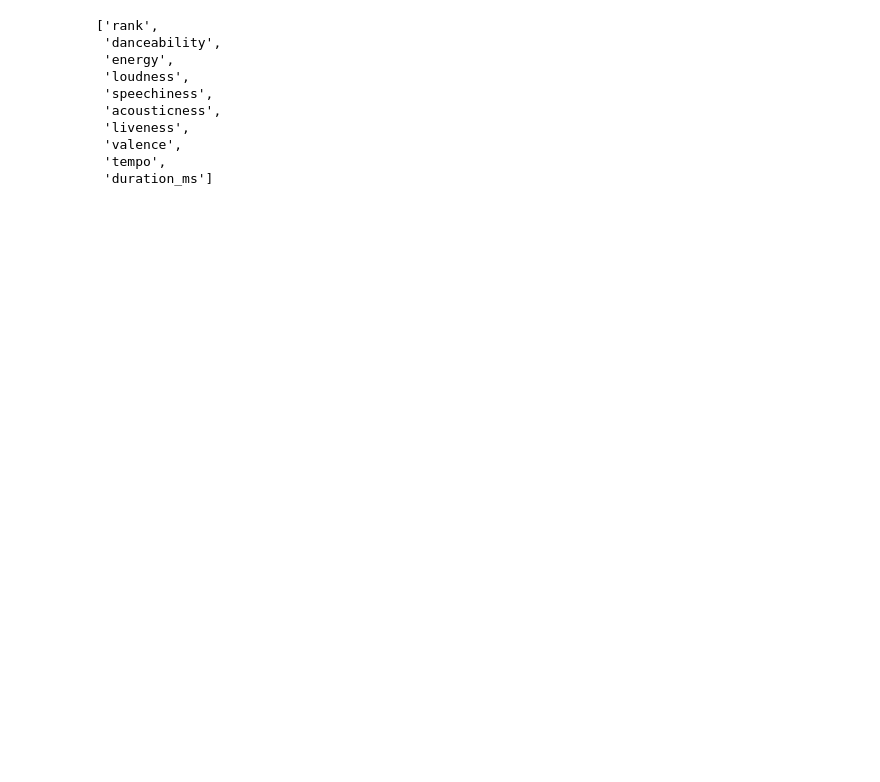
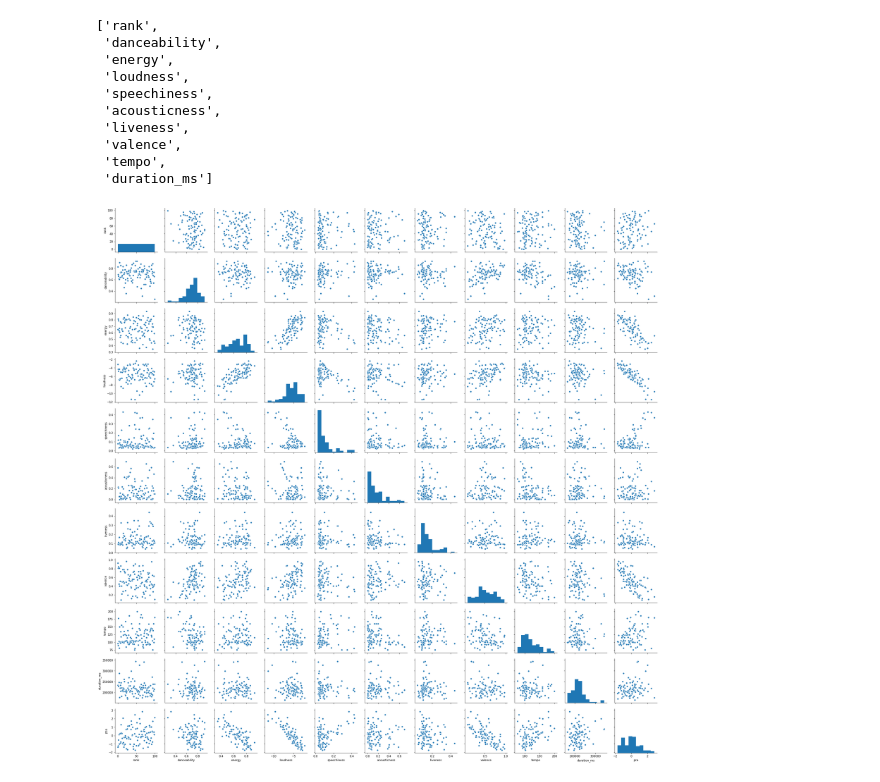
Before and after one commit to niharsidhu/cs3300_project1, a Jupyter notebook: exploratory/initial_exploratory.ipynb, the cells around one changed output. Saved outputs shown, nothing was run; the diff lists cells and outputs as text; code cells hidden in the pictures; blank space fills up the shorter version.

```diff
--- a/exploratory/initial_exploratory.ipynb
+++ b/exploratory/initial_exploratory.ipynb
@@ -54,6 +47,16 @@ plt.show()
 # %%
 from sklearn.decomposition import PCA
-pca = PCA(n_components=1)
-pca.fit(df_truncated)
-pca.components_
+from sklearn import preprocessing
+
+pca = PCA(n_components=1, whiten=True)
+
+std_scale = preprocessing.StandardScaler().fit(df_truncated)
+df_truncated_scaled = std_scale.transform(df_truncated)
+
+pca_reduced = pca.fit_transform(df_truncated_scaled)
+
+print(pca.explained_variance_ratio_)
+print(pca.components_)
+
+df['pca'] = pca_reduced
 # %% [output]
@@ -74,3 +76,20 @@ list(df_truncated) #get a list of headers
  'valence',
  'tempo',
  'duration_ms']
+# %%
+#truncate to quantitative data
+df_truncated_pairplot = df[['rank',
+                   'danceability',
+                   'energy',
+                   'loudness',
+                   'speechiness',
+                   'acousticness',
+                   'liveness',
+                   'valence',
+                   'tempo',
+                   'duration_ms',
+                   'pca']]
+g = sns.pairplot(df_truncated_pairplot)
+plt.show()
+# %% [output]
+[figure, added]
```
Also changed, not shown: parts of 8 cells of this notebook, 1 other file.
